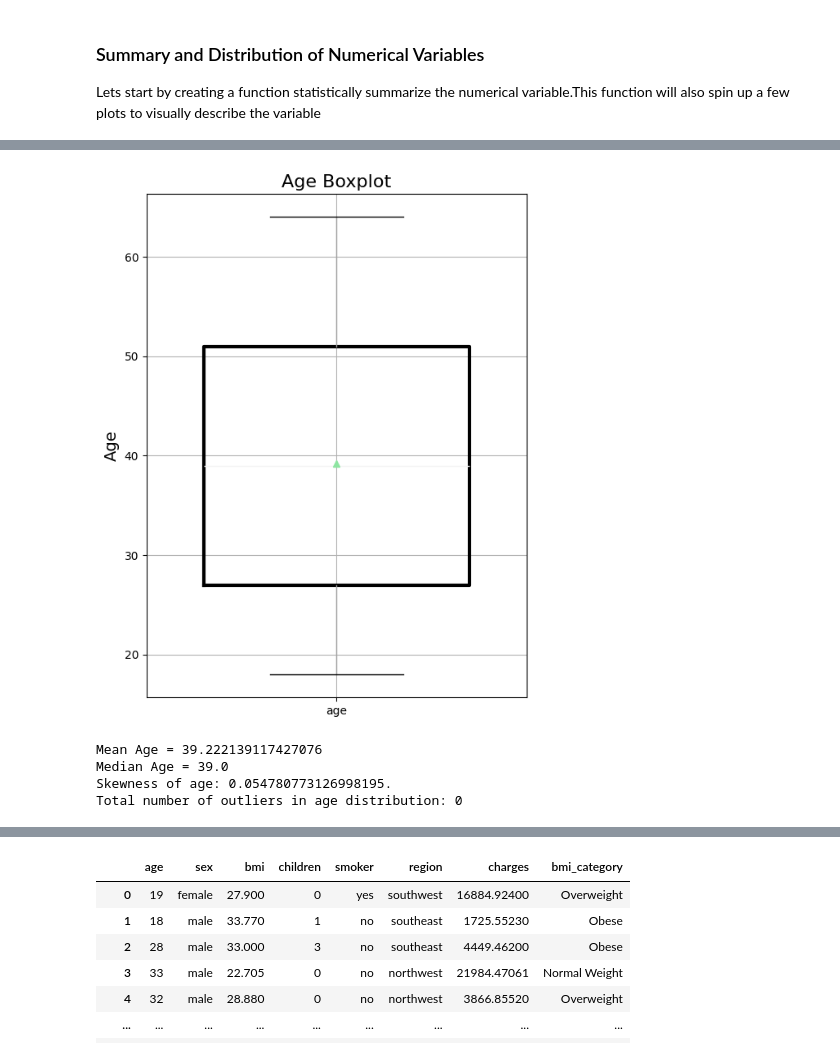
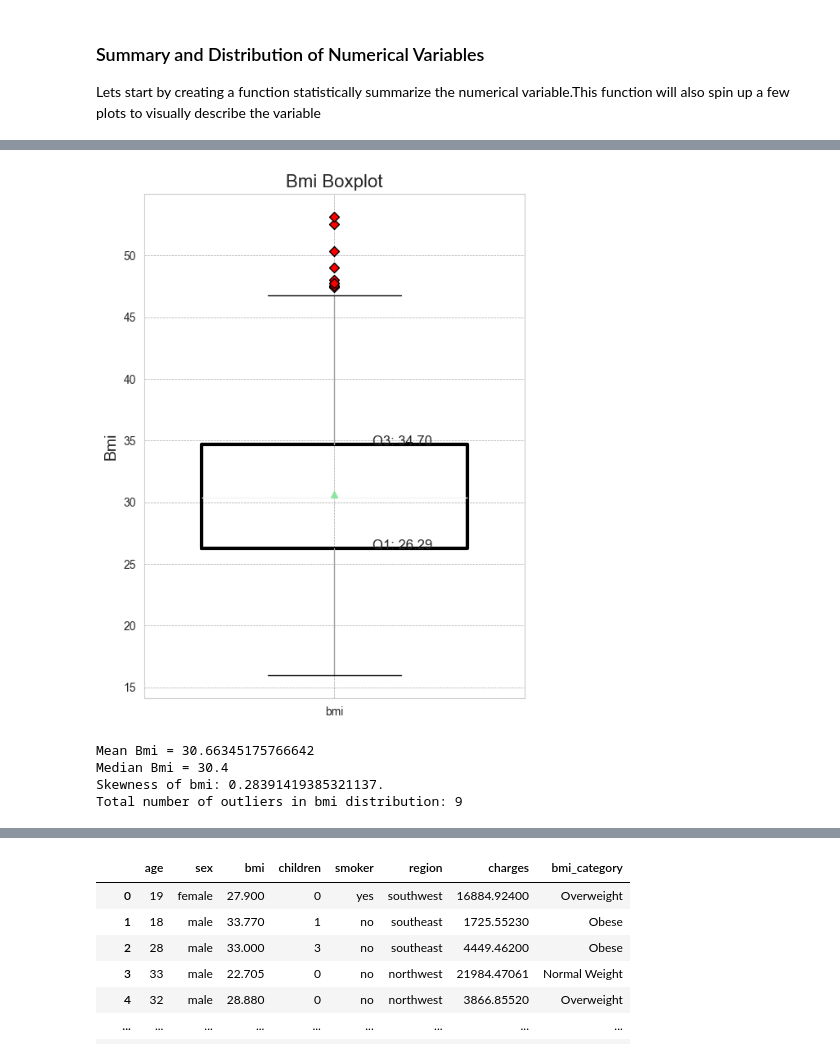
Before and after one commit to bisiAlgoRuthM/Predictive-Modeling-of-Health-Insurance-Charges--Understanding-Factors-Influencing-Costs-, a Jupyter notebook: data-collect-transform.ipynb, the cells around one changed output, grey strips where cells are left out. Cells and saved outputs as stored; diff of their text form; code cells hidden in the pictures.

Commit message:
added more plots..

```diff
--- a/data-collect-transform.ipynb
+++ b/data-collect-transform.ipynb
@@ -107,6 +144,7 @@ def summary(x):
 
     # Define figure object
     fig, axes = plt.subplots(2, 2, figsize=(16, 10))
+    sns.set_style("whitegrid")
     fig.subplots_adjust(hspace=0.6)
     sns.set_palette('pastel')
 
@@ -115,7 +153,7 @@ def summary(x):
     axes[0, 0].set_title(f"{x.capitalize()} Density Distribution")
 
     # Violin Plot
-    sns.violinplot(y=x, data=df, split=True, ax=axes[0, 1], legend=False)
+    sns.violinplot(x=x, data=df, ax=axes[0, 1], legend=False)
     axes[0, 1].set_title(f"{x.capitalize()} Violin Plot")
 
     # Boxplot
@@ -148,6 +186,16 @@ def box_plot(x='bmi'):
                          boxprops=dict(linewidth=3.0, color='black'),
                          return_type='dict'
                          )
+    # Customize the grid
+    plt.grid(True, linestyle='--', linewidth=0.5, color='gray', alpha=0.7)
+
+    # Annotate Quartiles
+    Q1 = df[x].quantile(0.25)
+    Q3 = df[x].quantile(0.75)
+    axes.annotate(f'Q1: {Q1:.2f}', xy=(1, Q1), xytext=(1.1, Q1), ha='left', fontsize=12)
+    axes.annotate(f'Q3: {Q3:.2f}', xy=(1, Q3), xytext=(1.1, Q3), ha='left', fontsize=12)
+
+
 
     plt.title(f'{x.capitalize()} Boxplot', fontsize=16)
     plt.ylabel(f'{x.capitalize()}', fontsize=14)
@@ -176,8 +249,8 @@ RuntimeError: Cumulative KDE evaluation requires scipy
 # %%
-box_plot('age')
+box_plot('bmi')
 # %% [output]
-[figure, old version]
+[figure, new version]
-Mean Age = 39.222139117427076
-Median Age = 39.0
-Skewness of age: 0.054780773126998195.
-Total number of outliers in age distribution: 0
+Mean Bmi = 30.66345175766642
+Median Bmi = 30.4
+Skewness of bmi: 0.28391419385321137.
+Total number of outliers in bmi distribution: 9
```
Also changed, not shown: parts of 39 cells of this notebook.
